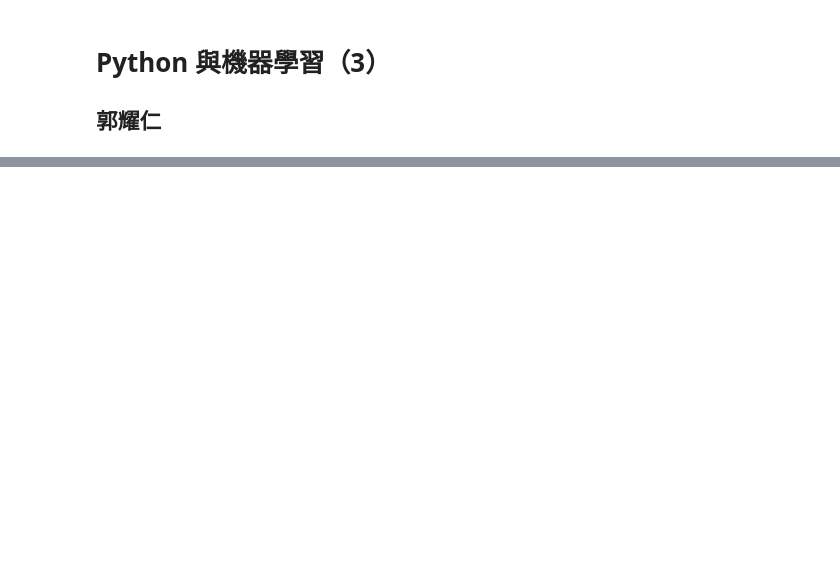
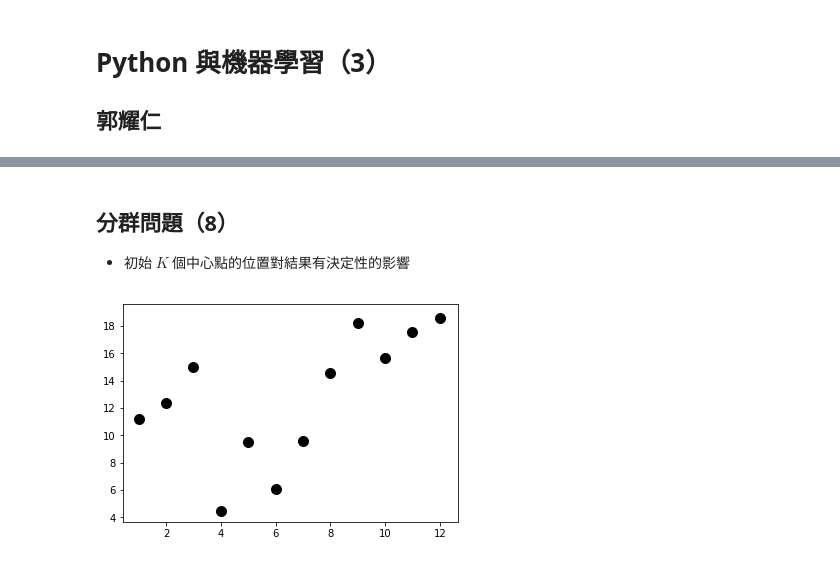
Before and after one commit to yaojenkuo/python_4_ds, a Jupyter notebook: ch13.ipynb, the cells around one changed output, grey strips where cells are left out. Saved outputs shown, nothing was run; the diff lists cells and outputs as text; code cells hidden in the pictures; blank space fills up the shorter version.

```diff
--- a/ch13.ipynb
+++ b/ch13.ipynb
@@ -195,0 +97,21 @@ plt.show()
+# %% [markdown]
+## 分群問題（8）
+
+- 初始 $K$ 個中心點的位置對結果有決定性的影響
+# %%
+import numpy as np
+import matplotlib.pyplot as plt
+import random
+
+x_arr = np.arange(1, 13)
+y_arr_length = [3, 4, 5]
+random.seed(123)
+y_arr_1 = x_arr[:3] + np.array(random.choices(np.arange(10, 15, 0.1), k = y_arr_length[0]))
+y_arr_2 = x_arr[3:7] + np.array(random.choices(np.arange(0, 5, 0.1), k = y_arr_length[1]))
+y_arr_3 = x_arr[7:] + np.array(random.choices(np.arange(5, 10, 0.1), k = y_arr_length[2]))
+plt.scatter(x_arr[:3], y_arr_1, s = 100, c = 'k')
+plt.scatter(x_arr[3:7], y_arr_2, s = 100, c = 'k')
+plt.scatter(x_arr[7:], y_arr_3, s = 100, c = 'k')
+plt.show()
+# %% [output]
+[figure, added]
```
Also changed, not shown: parts of 33 cells of this notebook, 1 other file.
